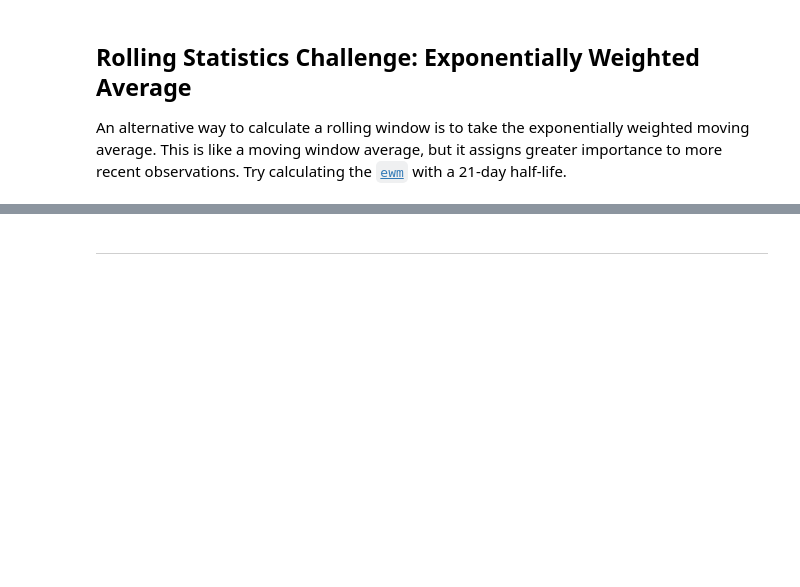
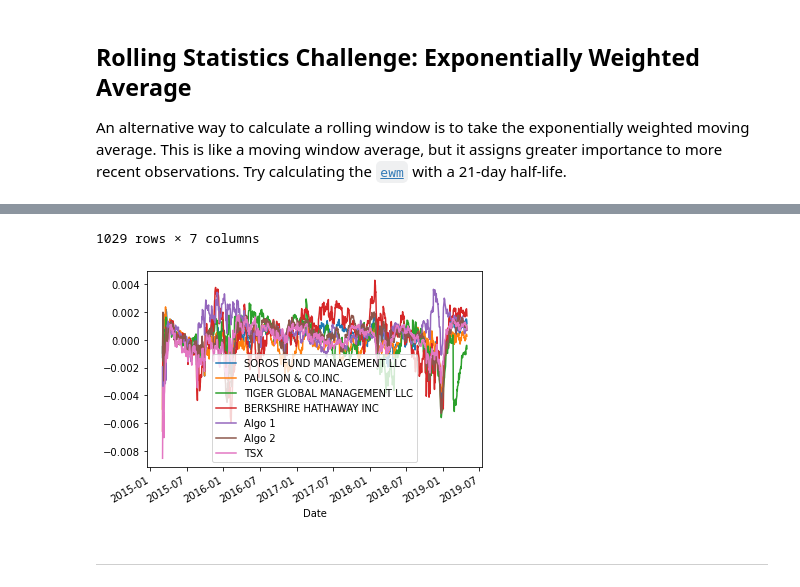
Before and after one commit to keanumanson/Pandas-Homework, a Jupyter notebook: whale_analysis.ipynb, the cells around one changed output, grey strips where cells are left out. Cells and saved outputs as stored; diff of their text form; code cells hidden in the pictures; blank space fills up the shorter version.

```diff
--- a/whale_analysis.ipynb
+++ b/whale_analysis.ipynb
@@ -368,6 +368,7 @@ Beta of Berkshire Hathaway: 1.0160439091063609
 An alternative way to calculate a rolling window is to take the exponentially weighted moving average. This is like a moving window average, but it assigns greater importance to more recent observations. Try calculating the [`ewm`](https://pandas.pydata.org/pandas-docs/stable/reference/api/pandas.DataFrame.ewm.html) with a 21-day half-life.
 # %%
 # Use `ewm` to calculate the rolling window
-
-#combined_df.ewm(halflife=21, adjust=True, ignore_na=False, axis=0, times=None)
-#combined_df.ewm(com=None, span=None, halflife=21, alpha=None, min_periods=0, adjust=True, ignore_na=False, axis=0, times=None, method='single')
+ewm_all_returns = combined_df.ewm(halflife=21,min_periods=0,adjust=True,ignore_na=False).mean()
+ewm_all_returns.plot(figsize=(12,8))
+ewm_all_returns
+# %% [output]
@@ -374,3 +388,5 @@ An alternative way to calculate a rolling window is to take the exponentially we
+1029 rows × 7 columns
+[figure, added]
 # %% [markdown]
 ---
 # %% [markdown]
```
Also changed, not shown: parts of 1 cell of this notebook.
